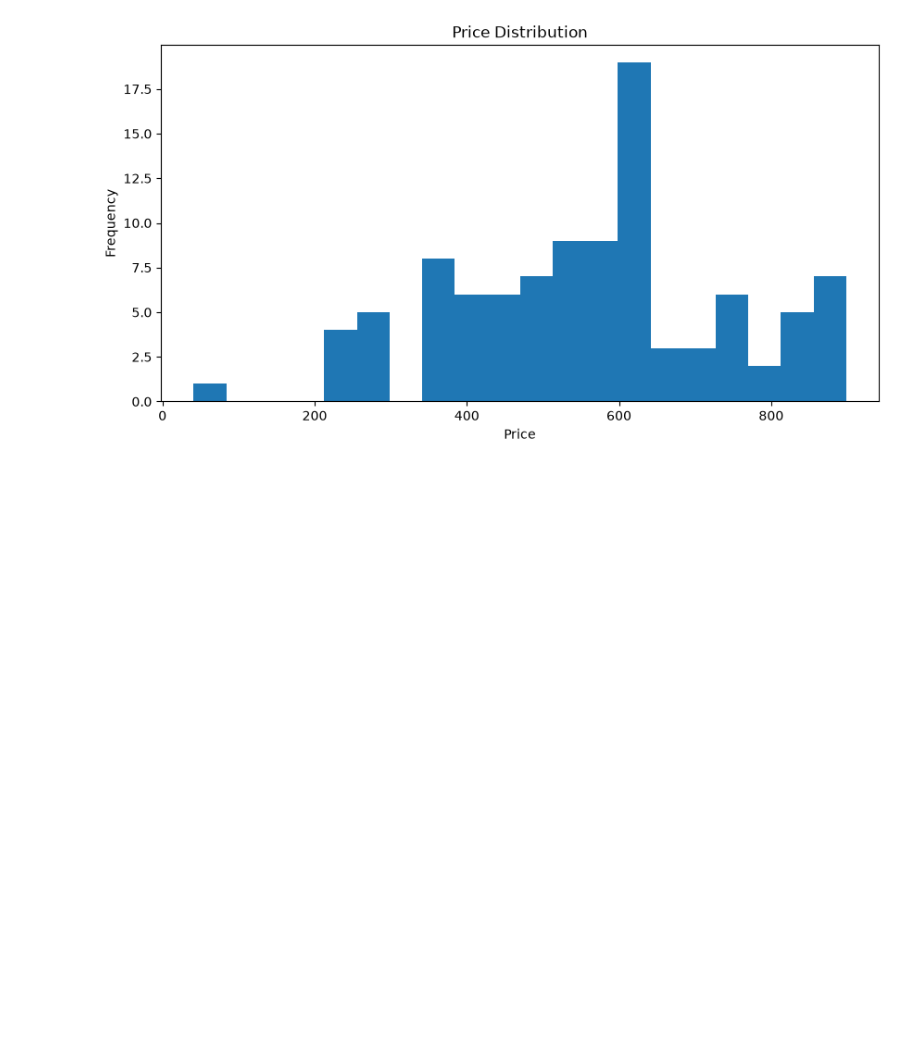
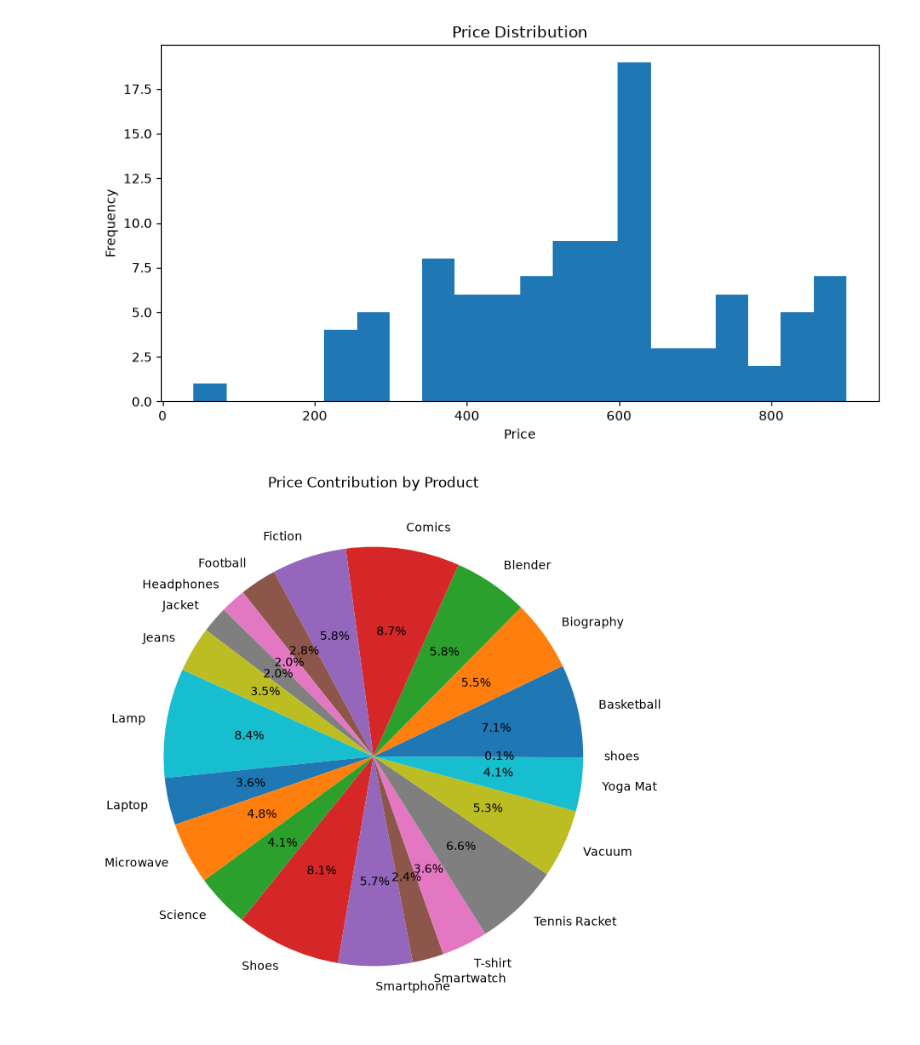
Before and after one commit to MalikShakir786/pandas_lib, a Jupyter notebook: lib/visual.ipynb, the cells around one changed output. Cells and saved outputs as stored; diff of their text form; code cells hidden in the pictures; blank space fills up the shorter version.

Commit message:
new charts and bar charts added

```diff
--- a/lib/visual.ipynb
+++ b/lib/visual.ipynb
@@ -101,3 +101,13 @@ plt.title('Price Distribution')
 plt.show()
 # %% [output]
 [figure]
+# %%
+product_sum = df.groupby('Product')['Price'].sum()
+
+plt.figure(figsize=(8,8))
+plt.pie(product_sum.values, labels=product_sum.index, autopct='%1.1f%%')
+
+plt.title('Price Contribution by Product')
+plt.show()
+# %% [output]
+[figure, added]
```
Also changed, not shown: parts of 4 cells of this notebook.
